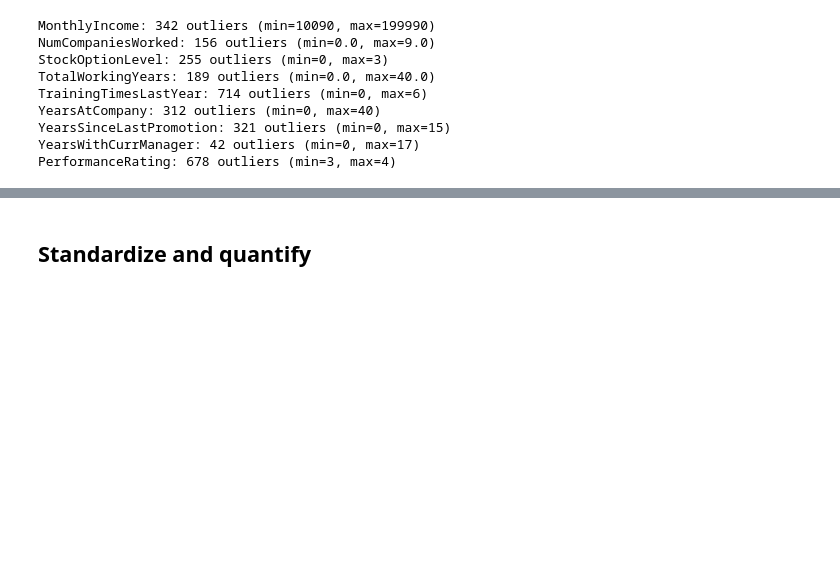
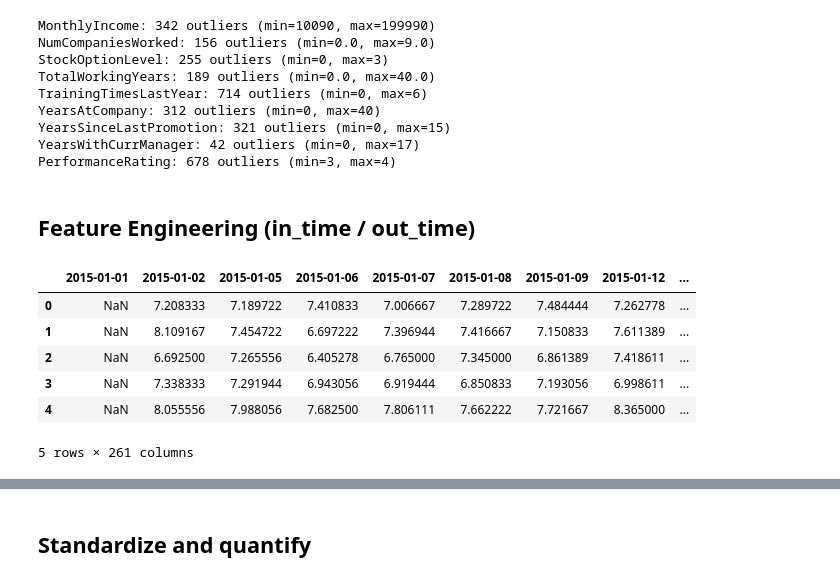
Before and after one commit to Ilyass1309/employee-attrition-prediction, a Jupyter notebook: attrition_analysis.ipynb, the cells around one changed output, grey strips where cells are left out. Drawn from its saved outputs; the diff is of its cells as text; code cells hidden in the pictures; blank space fills up the shorter version.

```diff
--- a/attrition_analysis.ipynb
+++ b/attrition_analysis.ipynb
@@ -195,3 +195,26 @@ YearsAtCompany: 312 outliers (min=0, max=40)
 YearsSinceLastPromotion: 321 outliers (min=0, max=15)
 YearsWithCurrManager: 42 outliers (min=0, max=17)
 PerformanceRating: 678 outliers (min=3, max=4)
+# %% [markdown]
+## Feature Engineering (in_time / out_time)
+# %%
+# Convert timestamp columns to datetime
+date_cols = [col for col in df_in_time.columns if col != "Unnamed: 0"]
+
+for col in date_cols:
+    df_in_time[col] = pd.to_datetime(df_in_time[col], errors="coerce")
+    df_out_time[col] = pd.to_datetime(df_out_time[col], errors="coerce")
+
+# Compute work duration in hours for each day
+df_duration = df_out_time[date_cols] - df_in_time[date_cols]
+df_duration = df_duration.apply(lambda x: x.dt.total_seconds() / 3600)
+
+df_duration.head()
+# %% [output]
+|  | 2015-01-01 | 2015-01-02 | 2015-01-05 | 2015-01-06 | 2015-01-07 | 2015-01-08 | 2015-01-09 | 2015-01-12 | ... |
+| 0 | NaN | 7.208333 | 7.189722 | 7.410833 | 7.006667 | 7.289722 | 7.484444 | 7.262778 | ... |
+| 1 | NaN | 8.109167 | 7.454722 | 6.697222 | 7.396944 | 7.416667 | 7.150833 | 7.611389 | ... |
+| 2 | NaN | 6.692500 | 7.265556 | 6.405278 | 6.765000 | 7.345000 | 6.861389 | 7.418611 | ... |
+| 3 | NaN | 7.338333 | 7.291944 | 6.943056 | 6.919444 | 6.850833 | 7.193056 | 6.998611 | ... |
+| 4 | NaN | 8.055556 | 7.988056 | 7.682500 | 7.806111 | 7.662222 | 7.721667 | 8.365000 | ... |
+5 rows × 261 columns
```
Also changed, not shown: parts of 6 cells of this notebook.
